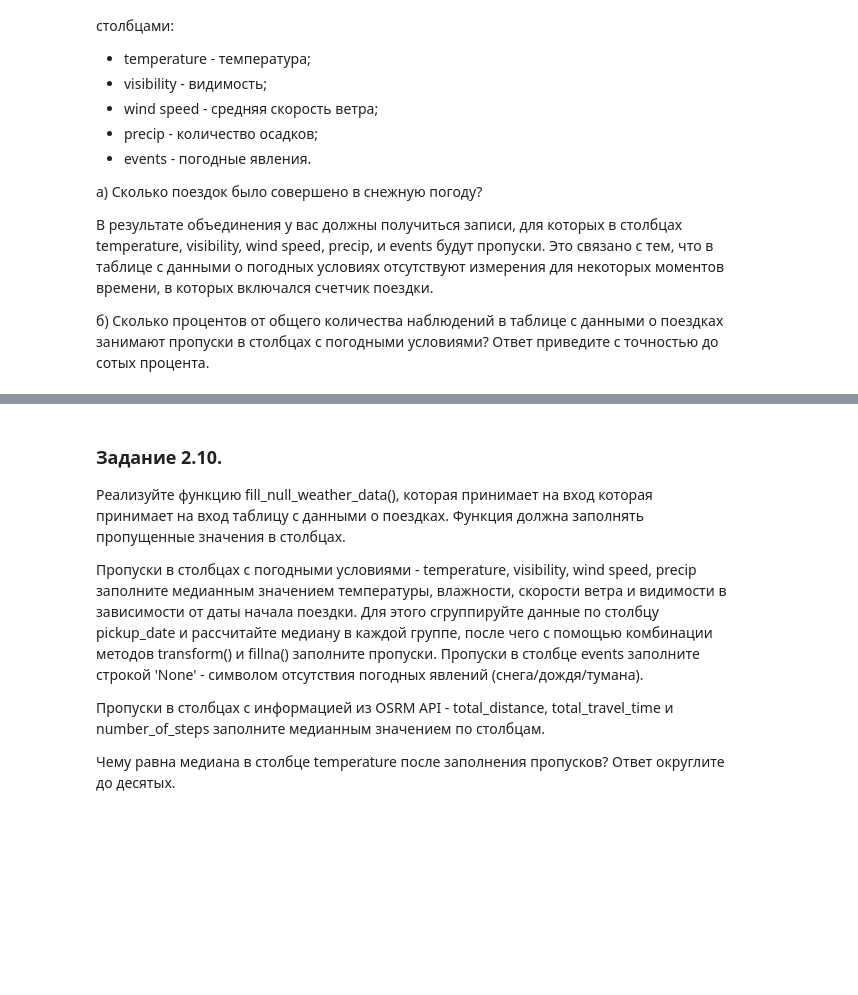
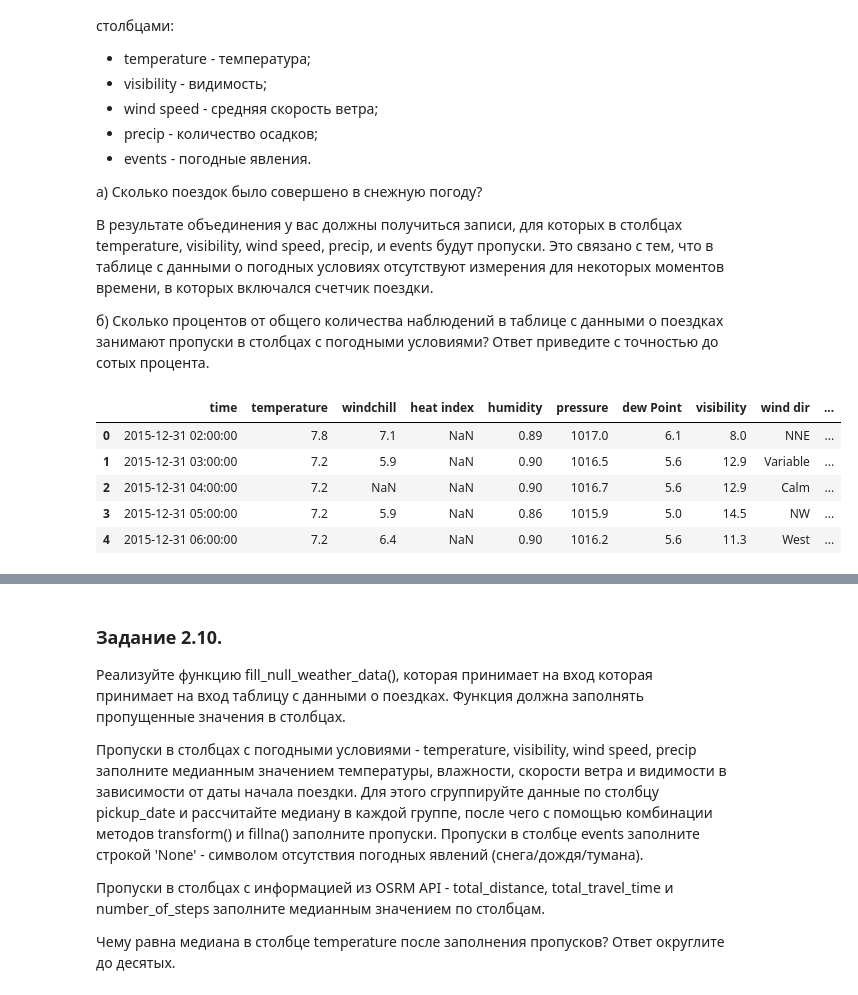
Before and after one commit to Alevtina529/test, a Jupyter notebook: Project_5__Ноутбук_шаблон.ipynb, the cells around one changed output, grey strips where cells are left out. Saved outputs shown, nothing was run; the diff lists cells and outputs as text; code cells hidden in the pictures; blank space fills up the shorter version.

```diff
--- a/Project_5__Ноутбук_шаблон.ipynb
+++ b/Project_5__Ноутбук_шаблон.ipynb
@@ -461,0 +460,13 @@ weather_data = pd.read_csv('data/weather_data.csv')
+# %%
+cvs_weather_data='/content/drive/MyDrive/Colab/dataset/weather_data.csv'
+weather_data = pd.read_csv(cvs_weather_data)
+weather_data.head()
+# ваш код здесь
+# ваш код здесь
+# %% [output]
+|  | time | temperature | windchill | heat index | humidity | pressure | dew Point | visibility | wind dir | ... |
+| 0 | 2015-12-31 02:00:00 | 7.8 | 7.1 | NaN | 0.89 | 1017.0 | 6.1 | 8.0 | NNE | ... |
+| 1 | 2015-12-31 03:00:00 | 7.2 | 5.9 | NaN | 0.90 | 1016.5 | 5.6 | 12.9 | Variable | ... |
+| 2 | 2015-12-31 04:00:00 | 7.2 | NaN | NaN | 0.90 | 1016.7 | 5.6 | 12.9 | Calm | ... |
+| 3 | 2015-12-31 05:00:00 | 7.2 | 5.9 | NaN | 0.86 | 1015.9 | 5.0 | 14.5 | NW | ... |
+| 4 | 2015-12-31 06:00:00 | 7.2 | 6.4 | NaN | 0.90 | 1016.2 | 5.6 | 11.3 | West | ... |
```
Also changed, not shown: parts of 6 cells of this notebook.
